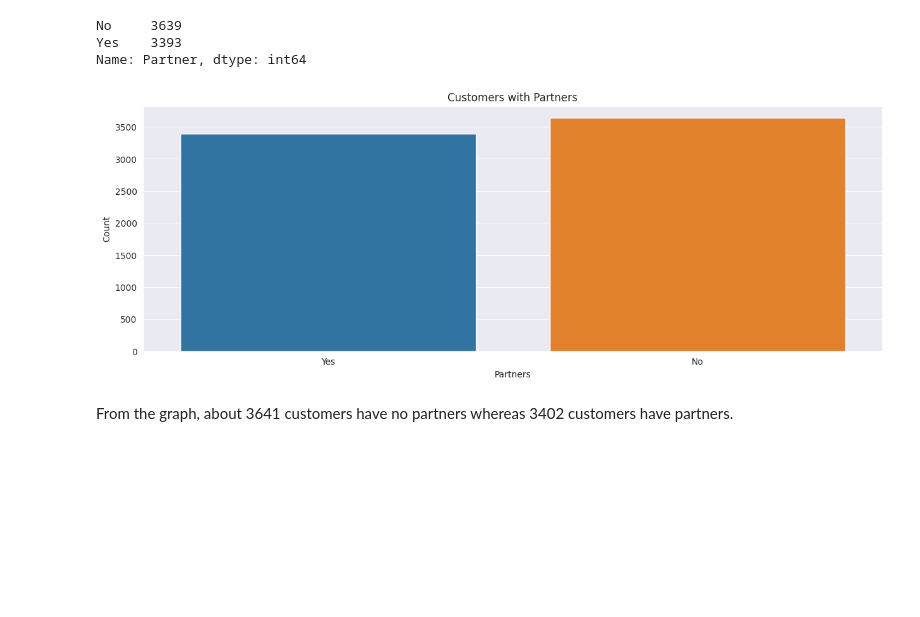
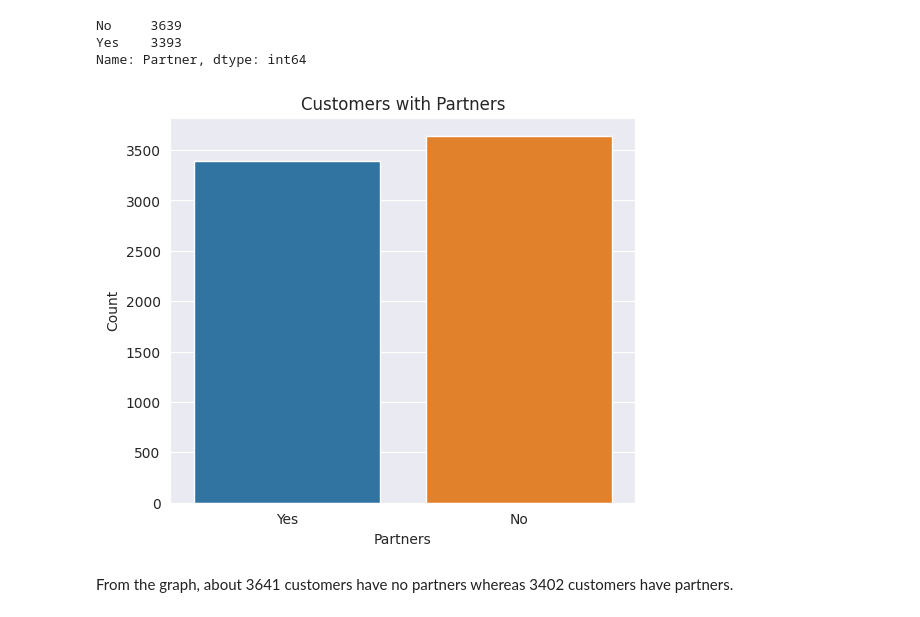
Before and after one commit to AlphaLock/Classification-Project-Predicting-Customer-Churn, a Jupyter notebook: Customer_Churn.ipynb, the cells around one changed output. Drawn from its saved outputs; the diff is of its cells as text; code cells hidden in the pictures; blank space fills up the shorter version.

```diff
--- a/Customer_Churn.ipynb
+++ b/Customer_Churn.ipynb
@@ -271,15 +274,15 @@ No     3639
 Yes    3393
 Name: Partner, dtype: int64
 # %%
-plt.figure(figsize=(15, 5))
+plt.figure(figsize=(6, 5))
 
 sns.countplot(x='Partner', data=customer)
 plt.title("Customers with Partners")
 plt.xlabel('Partners')
 plt.ylabel('Count')
 plt.show()
 # %% [output]
-[figure, old version]
+[figure, new version]
 # %% [markdown]
 From the graph, about 3641 customers have no partners whereas 3402 customers have partners.
 # %%
```
Also changed, not shown: parts of 30 cells of this notebook.
